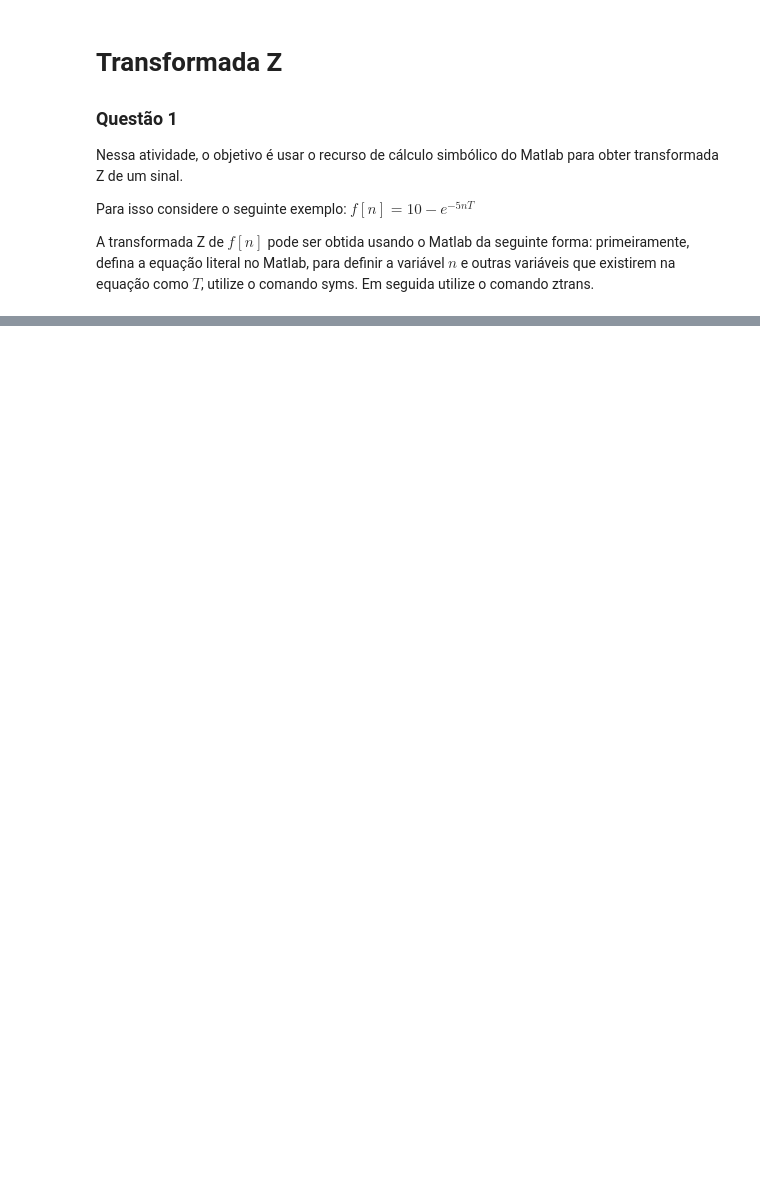
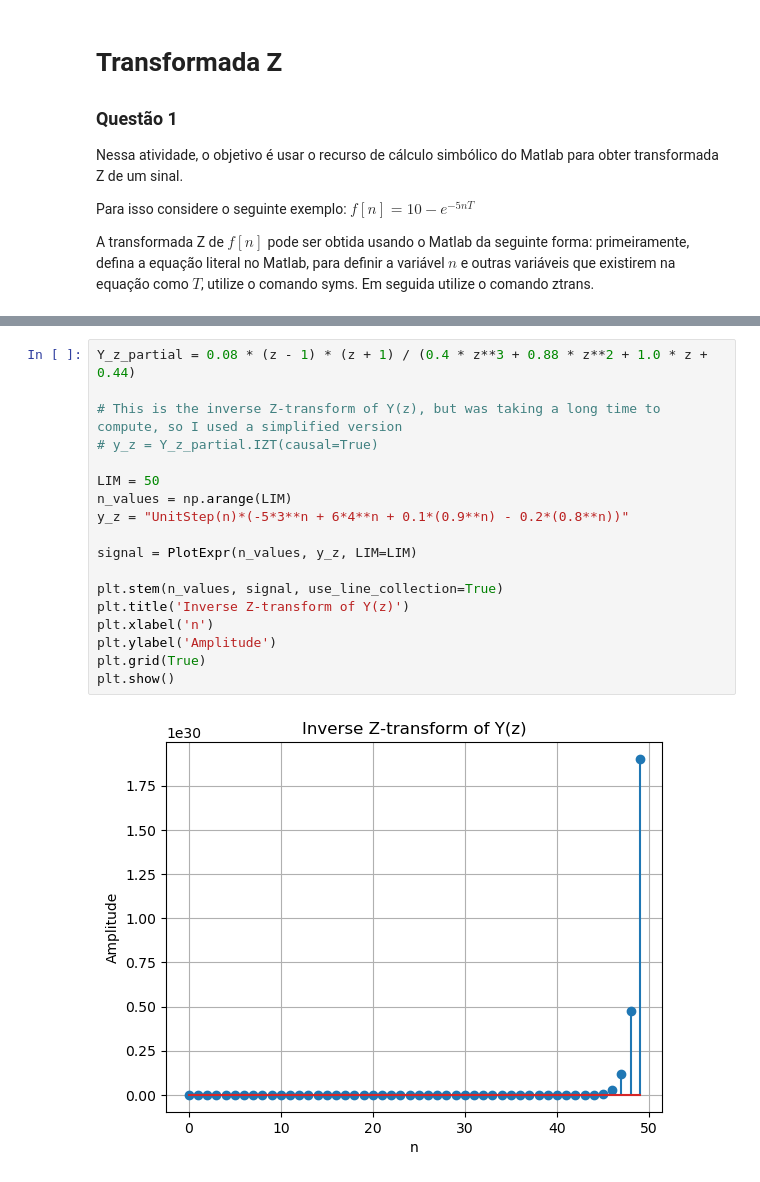
Before and after one commit to gianvstheworld/digital_control, a Jupyter notebook: z_transform/transform.ipynb, the cells around one changed output, grey strips where cells are left out. Drawn from its saved outputs; the diff is of its cells as text; blank space fills up the shorter version.

```diff
--- a/z_transform/transform.ipynb
+++ b/z_transform/transform.ipynb
@@ -68,0 +573,20 @@ T⋅z⋅(z - 1.0)
+# %%
+Y_z_partial = 0.08 * (z - 1) * (z + 1) / (0.4 * z**3 + 0.88 * z**2 + 1.0 * z + 0.44)
+
+# This is the inverse Z-transform of Y(z), but was taking a long time to compute, so I used a simplified version
+# y_z = Y_z_partial.IZT(causal=True)
+
+LIM = 50
+n_values = np.arange(LIM)
+y_z = "UnitStep(n)*(-5*3**n + 6*4**n + 0.1*(0.9**n) - 0.2*(0.8**n))"
+
+signal = PlotExpr(n_values, y_z, LIM=LIM)
+
+plt.stem(n_values, signal, use_line_collection=True)
+plt.title('Inverse Z-transform of Y(z)')
+plt.xlabel('n')
+plt.ylabel('Amplitude')
+plt.grid(True)
+plt.show()
+# %% [output]
+[figure, added]
```
Also changed, not shown: parts of 17 cells of this notebook, 2 other files.
